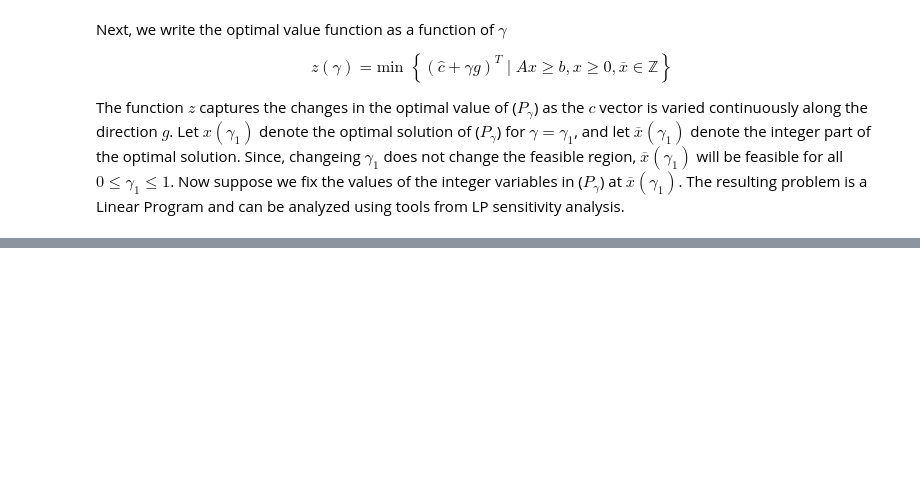
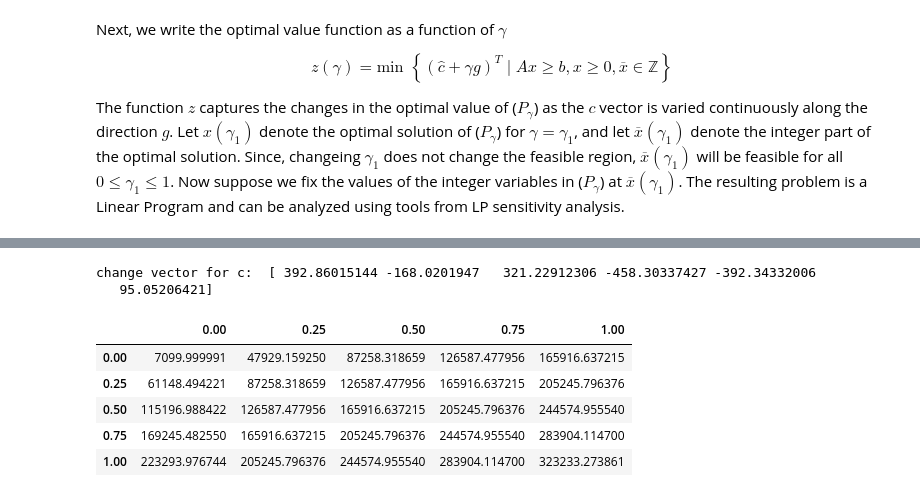
Before and after one commit to ayusbhar2/optimization, a Jupyter notebook: applications/unit_commitment_problem/unit_commitment_problem.ipynb, the cells around one changed output, grey strips where cells are left out. Cells and saved outputs as stored; diff of their text form; code cells hidden in the pictures; blank space fills up the shorter version.

```diff
--- a/applications/unit_commitment_problem/unit_commitment_problem.ipynb
+++ b/applications/unit_commitment_problem/unit_commitment_problem.ipynb
@@ -1136,0 +1142,8 @@ D3
+# %%
+np.random.seed(6)
+c_change_vector = (np.random.random(len(c_params)) - 0.5) * 1000
+
+print('change vector for c: ', c_change_vector)
+# %% [output]
+change vector for c:  [ 392.86015144 -168.0201947   321.22912306 -458.30337427 -392.34332006
+   95.05206421]
@@ -1136,0 +1196,9 @@ D3
+# %%
+pd.DataFrame(d, index=d.keys())
+# %% [output]
+|  | 0.00 | 0.25 | 0.50 | 0.75 | 1.00 |
+| 0.00 | 7099.999991 | 47929.159250 | 87258.318659 | 126587.477956 | 165916.637215 |
+| 0.25 | 61148.494221 | 87258.318659 | 126587.477956 | 165916.637215 | 205245.796376 |
+| 0.50 | 115196.988422 | 126587.477956 | 165916.637215 | 205245.796376 | 244574.955540 |
+| 0.75 | 169245.482550 | 165916.637215 | 205245.796376 | 244574.955540 | 283904.114700 |
+| 1.00 | 223293.976744 | 205245.796376 | 244574.955540 | 283904.114700 | 323233.273861 |
```
Also changed, not shown: parts of 29 cells of this notebook.
